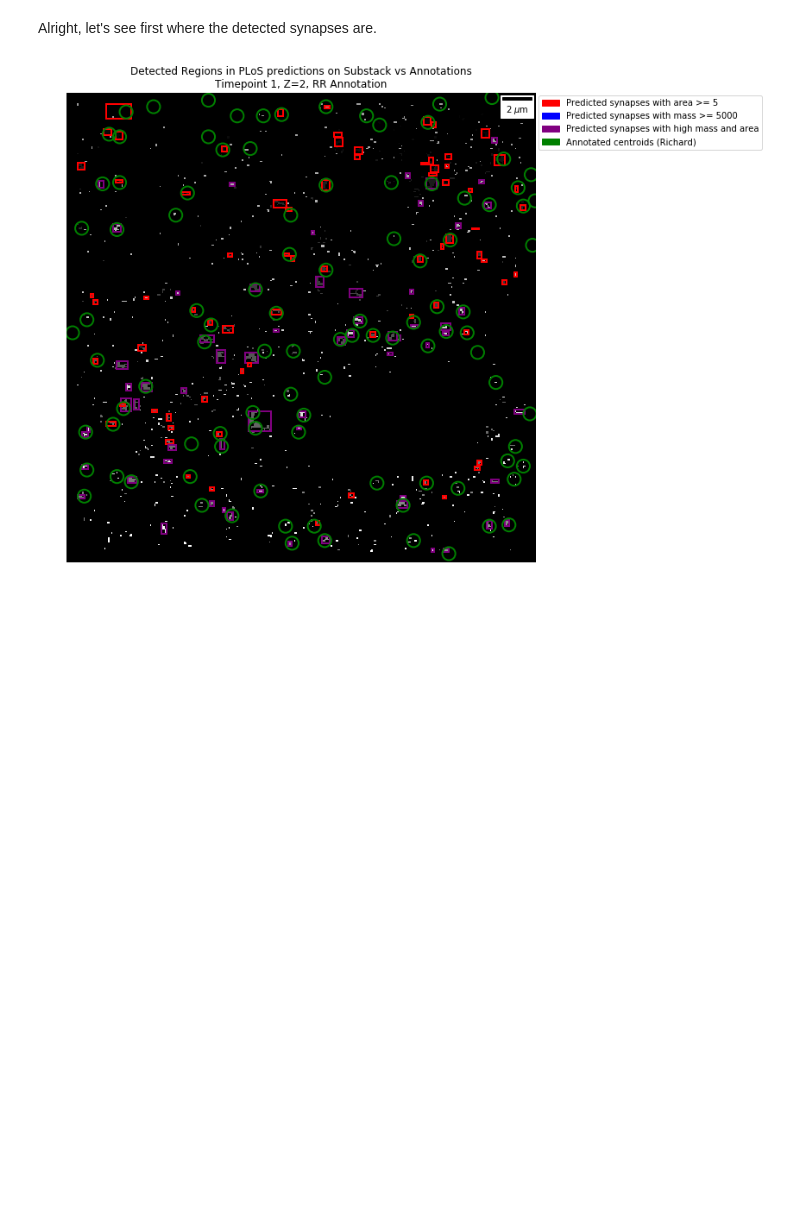
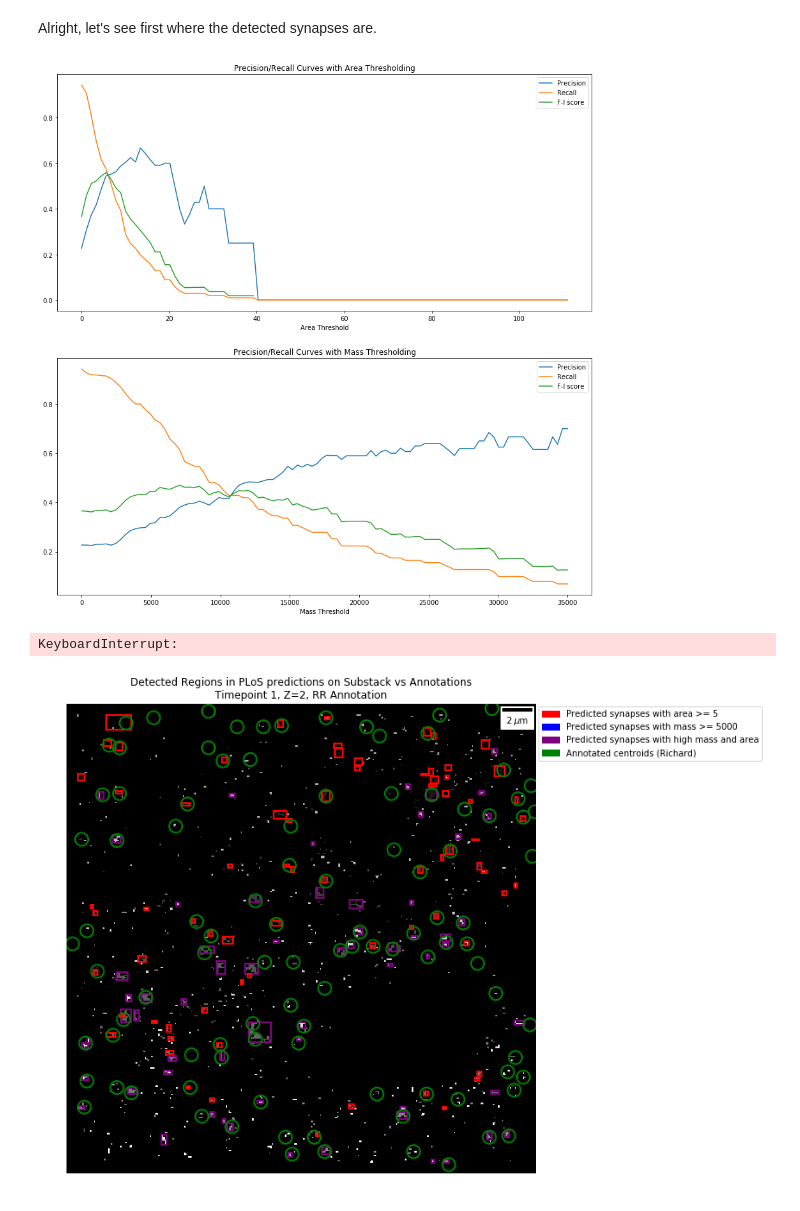
Before and after one commit to NeuroDataDesign/LIDS, a Jupyter notebook: tracking/notebooks/final_demo.ipynb, the cells around one changed output. Cells and saved outputs as stored; diff of their text form; code cells hidden in the pictures; blank space fills up the shorter version.

```diff
--- a/tracking/notebooks/final_demo.ipynb
+++ b/tracking/notebooks/final_demo.ipynb
@@ -138,0 +166,18 @@ Alright, let's see first where the detected synapses are.
+# %%
+def compute_stats(overlap_dict):
+    arr = np.array([len(overlap_dict['ann_per_pred'][key]) for key in overlap_dict['ann_per_pred'].keys()])
+    tp = np.sum([arr >= 1])
+    fp = np.sum([arr == 0])
+
+    arr = np.array([len(overlap_dict['pred_per_ann'][key]) for key in overlap_dict['pred_per_ann'].keys()])
+    tn = np.sum([arr >= 1])
+    fn = np.sum([arr == 0])
+
+    prec = tp / (tp + fp)
+    rec = tp / (tp + fn)
+    f1 = (2 * prec * rec) / (prec + rec)
+
+    sensitivity = tp / (tp + fn)
+    specificity = tn / (tn + fp)
+
+    return prec, rec, f1, sensitivity, specificity
@@ -139,3 +234,11 @@ Alright, let's see first where the detected synapses are.
+# %%
+f1_plot(timepoints[0], tp1_annotations_r[tp1_annotations_r['Z']==2])
+# %% [output]
+[figure, added]
+# %%
+f1_plot(timepoints[0], tp1_annotations_a[tp1_annotations_a['Z']==2])
+# %% [output]
+KeyboardInterrupt:
 # %%
 fig, ax = plt.subplots(figsize=(20, 10))
 ax.set_title('Detected Regions in PLoS predictions on Substack vs Annotations\nTimepoint 1, Z=2, RR Annotation')
```
Also changed, not shown: parts of 13 cells of this notebook, 9 other files.
